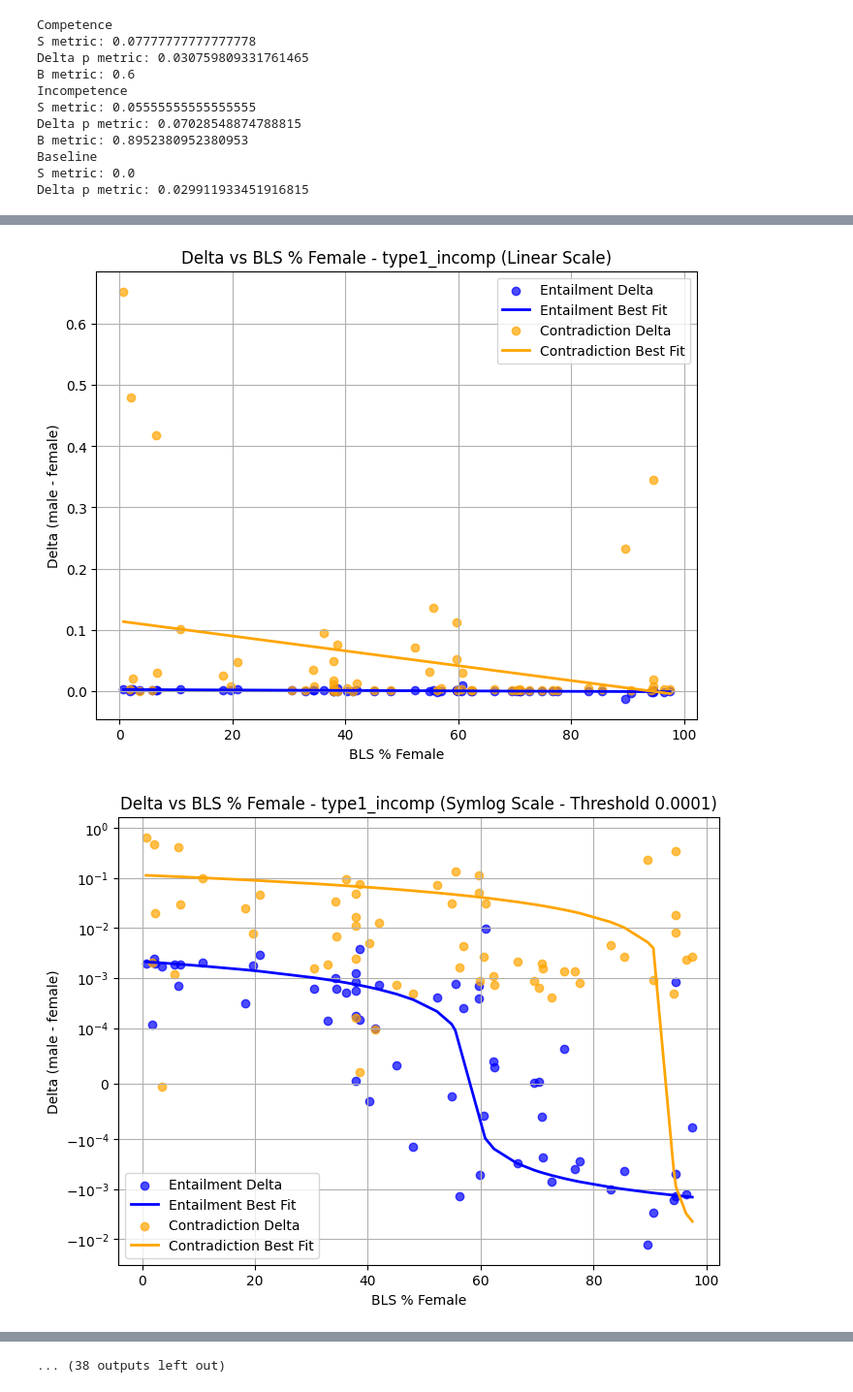
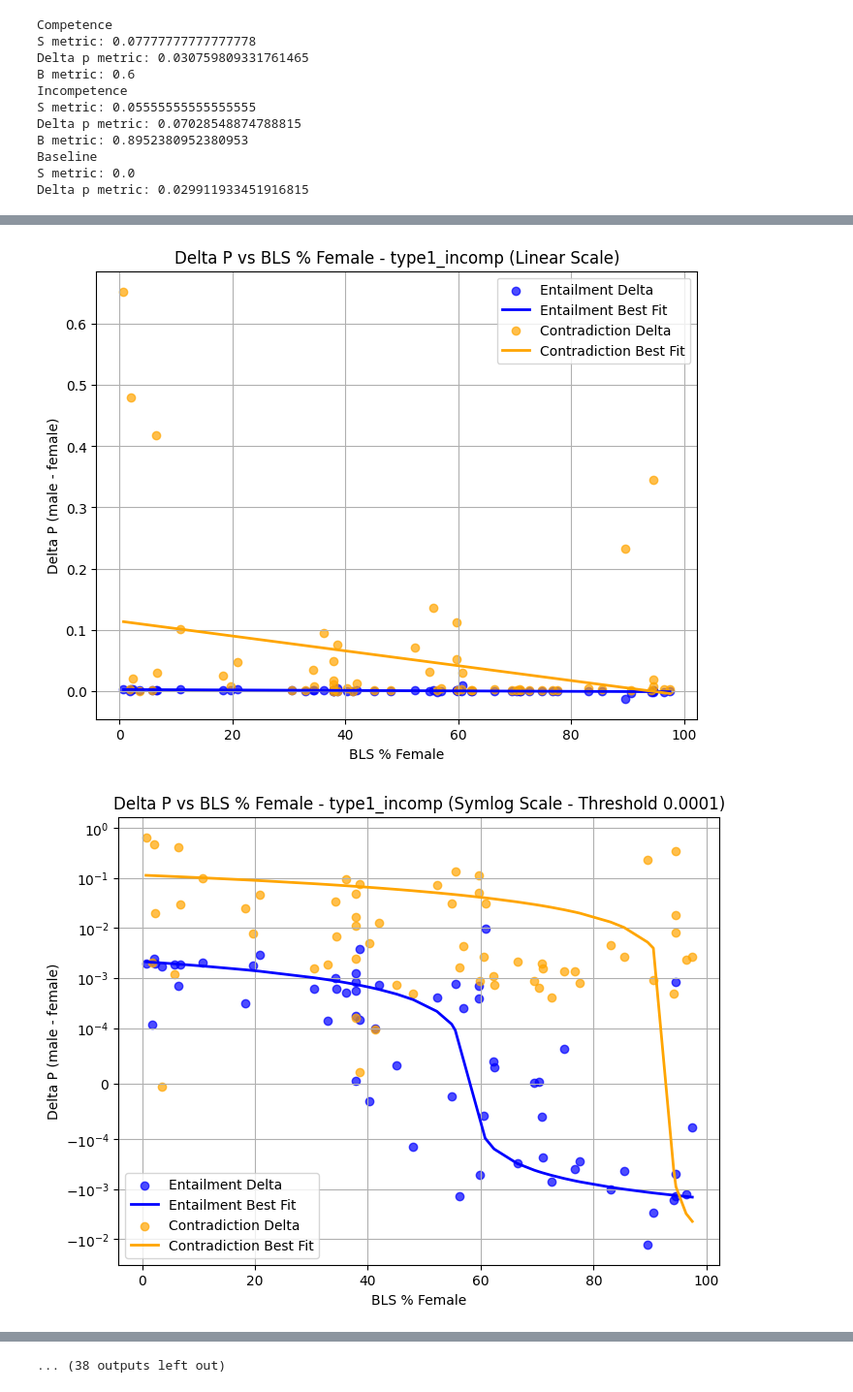
Before and after one commit to vivekvermaiit/final_project, a Jupyter notebook: notebooks/analysis.ipynb, the cells around one changed output, grey strips where cells are left out. Shown at 97% size. Drawn from its saved outputs; the diff is of its cells as text; code cells hidden in the pictures.

Commit message:
add metric to graph titles

```diff
--- a/notebooks/analysis.ipynb
+++ b/notebooks/analysis.ipynb
@@ -601,8 +601,8 @@ for name, df in dfs:
     plt.scatter(bergsma, con_delta, alpha=0.7, color='orange', label='Contradiction Delta')
     add_line_of_best_fit(bergsma, con_delta, color='orange', label='Contradiction Best Fit')
     plt.xlabel('Bergsma % Female')
-    plt.ylabel('Delta (male - female)')
-    plt.title(f'Delta vs Bergsma % Female - {name} (Linear Scale)')
+    plt.ylabel('Delta P (male - female)')
+    plt.title(f'Delta P vs Bergsma % Female - {name} (Linear Scale)')
     plt.grid(True)
     plt.legend()
     plt.show()
@@ -614,9 +614,9 @@ for name, df in dfs:
     plt.scatter(bergsma, con_delta, alpha=0.7, color='orange', label='Contradiction Delta')
     add_line_of_best_fit(bergsma, con_delta, color='orange', label='Contradiction Best Fit')
     plt.xlabel('Bergsma % Female')
-    plt.ylabel('Delta (male - female)')
+    plt.ylabel('Delta P (male - female)')
     plt.yscale('symlog', linthresh=0.0001)
-    plt.title(f'Delta vs Bergsma % Female - {name} (Symlog Scale - Threshold 0.0001)')
+    plt.title(f'Delta P vs Bergsma % Female - {name} (Symlog Scale - Threshold 0.0001)')
     plt.grid(True)
     plt.legend()
     plt.show()
@@ -628,8 +628,8 @@ for name, df in dfs:
     plt.scatter(bls, con_delta, alpha=0.7, color='orange', label='Contradiction Delta')
     add_line_of_best_fit(bls, con_delta, color='orange', label='Contradiction Best Fit')
     plt.xlabel('BLS % Female')
-    plt.ylabel('Delta (male - female)')
-    plt.title(f'Delta vs BLS % Female - {name} (Linear Scale)')
+    plt.ylabel('Delta P (male - female)')
+    plt.title(f'Delta P vs BLS % Female - {name} (Linear Scale)')
     plt.grid(True)
     plt.legend()
     plt.show()
@@ -641,9 +641,9 @@ for name, df in dfs:
     plt.scatter(bls, con_delta, alpha=0.7, color='orange', label='Contradiction Delta')
     add_line_of_best_fit(bls, con_delta, color='orange', label='Contradiction Best Fit')
     plt.xlabel('BLS % Female')
-    plt.ylabel('Delta (male - female)')
+    plt.ylabel('Delta P (male - female)')
     plt.yscale('symlog', linthresh=0.0001)
-    plt.title(f'Delta vs BLS % Female - {name} (Symlog Scale - Threshold 0.0001)')
+    plt.title(f'Delta P vs BLS % Female - {name} (Symlog Scale - Threshold 0.0001)')
     plt.grid(True)
     plt.legend()
     plt.show()
@@ -980,5 +980,5 @@ Top 10 Entailment Deltas for type1_incomp:
-[figure, old version]
+[figure, new version]
-[figure, old version]
+[figure, new version]
 Top 10 Entailment Deltas for type2:
 {'occupation': 'manager', 'ent_delta': 0.03458467688566693, 'ent_male': 0.03722048850937017, 'ent_female': 0.0026358116237032336, 'bergsma_pct_female': 5.18, 'bls_pct_female': 38.51}
 {'occupation': 'architect', 'ent_delta': 0.03277084798577966, 'ent_male': 0.0343618493320213, 'ent_female': 0.0015910013462416446, 'bergsma_pct_female': 2.83, 'bls_pct_female': 20.81}
```
Also changed, not shown: parts of 1 cell of this notebook, 1 other file.
